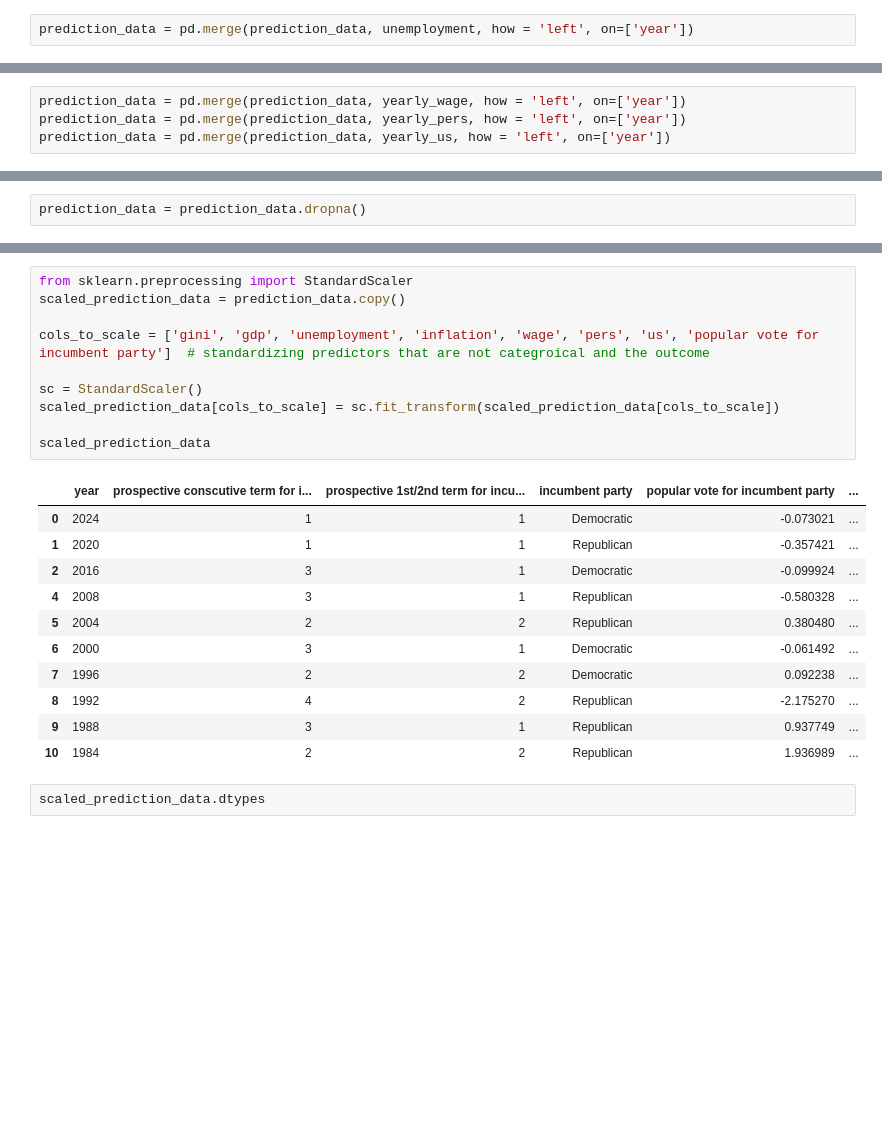
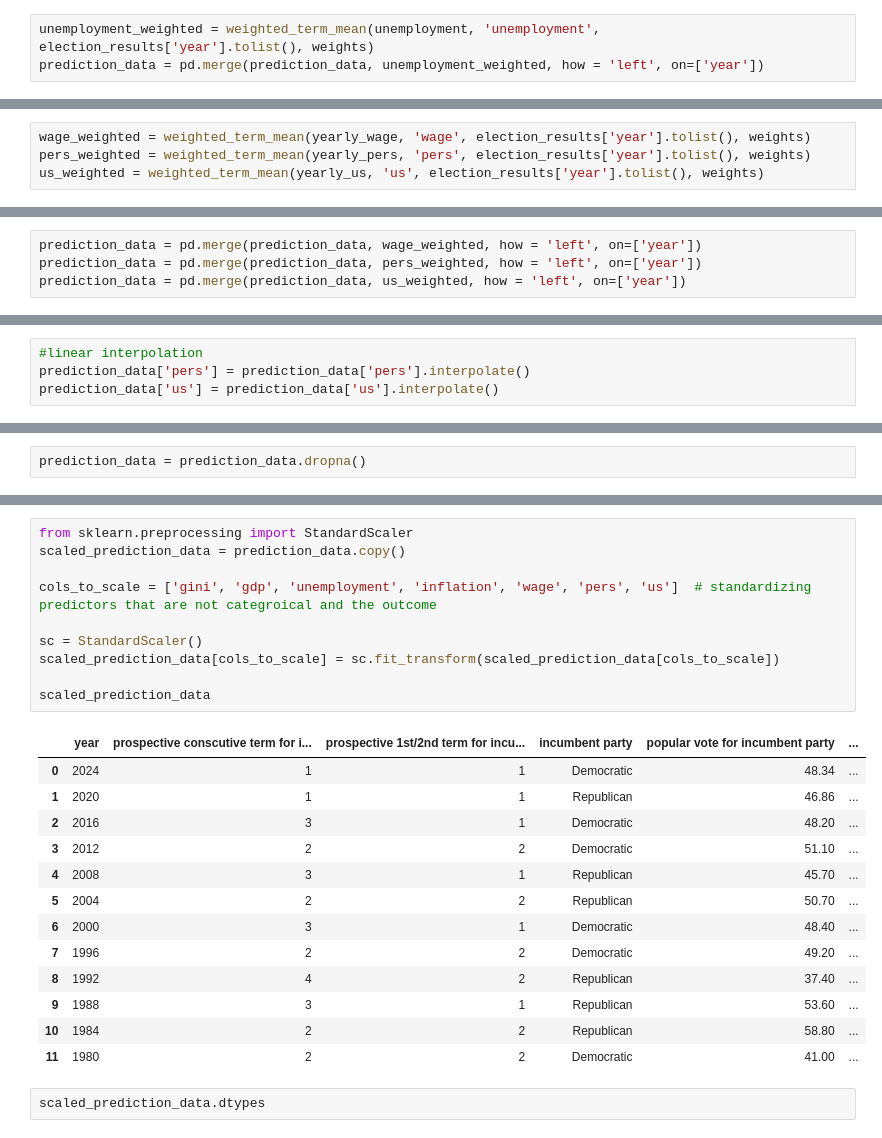
Before and after one commit to carlemilgrumnymann/data_science, a Jupyter notebook: minimum analysis.ipynb, the cells around one changed output, grey strips where cells are left out. Drawn from its saved outputs; the diff is of its cells as text; blank space fills up the shorter version.

Commit message:
did the merge, interpolation and evaluation now, basic piplien starting to come together - a bit chaotic notebook still

```diff
--- a/minimum analysis.ipynb
+++ b/minimum analysis.ipynb
@@ -159,3 +237,4 @@ prediction_data = pd.merge(prediction_data, gdp, how = 'left', on=['year'])
 # %%
-prediction_data = pd.merge(prediction_data, unemployment, how = 'left', on=['year'])
+unemployment_weighted = weighted_term_mean(unemployment, 'unemployment', election_results['year'].tolist(), weights)
+prediction_data = pd.merge(prediction_data, unemployment_weighted, how = 'left', on=['year'])
 # %%
@@ -166,0 +267,4 @@ yearly_us['year'] = yearly_us['year'].astype(int)
+# %%
+wage_weighted = weighted_term_mean(yearly_wage, 'wage', election_results['year'].tolist(), weights)
+pers_weighted = weighted_term_mean(yearly_pers, 'pers', election_results['year'].tolist(), weights)
+us_weighted = weighted_term_mean(yearly_us, 'us', election_results['year'].tolist(), weights)
@@ -167,4 +292,4 @@ yearly_us['year'] = yearly_us['year'].astype(int)
 # %%
-prediction_data = pd.merge(prediction_data, yearly_wage, how = 'left', on=['year'])
-prediction_data = pd.merge(prediction_data, yearly_pers, how = 'left', on=['year'])
-prediction_data = pd.merge(prediction_data, yearly_us, how = 'left', on=['year'])
+prediction_data = pd.merge(prediction_data, wage_weighted, how = 'left', on=['year'])
+prediction_data = pd.merge(prediction_data, pers_weighted, how = 'left', on=['year'])
+prediction_data = pd.merge(prediction_data, us_weighted, how = 'left', on=['year'])
@@ -170,0 +317,4 @@ prediction_data = pd.merge(prediction_data, yearly_us, how = 'left', on=['year']
+# %%
+#linear interpolation
+prediction_data['pers'] = prediction_data['pers'].interpolate()
+prediction_data['us'] = prediction_data['us'].interpolate()
@@ -187,25 +360,27 @@ prediction_data
 # %%
 from sklearn.preprocessing import StandardScaler
 scaled_prediction_data = prediction_data.copy()
 
-cols_to_scale = ['gini', 'gdp', 'unemployment', 'inflation', 'wage', 'pers', 'us', 'popular vote for incumbent party']  # standardizing predictors that are not categroical and the outcome
+cols_to_scale = ['gini', 'gdp', 'unemployment', 'inflation', 'wage', 'pers', 'us']  # standardizing predictors that are not categroical and the outcome
 
 sc = StandardScaler()
 scaled_prediction_data[cols_to_scale] = sc.fit_transform(scaled_prediction_data[cols_to_scale])
 
 scaled_prediction_data
 # %% [output]
 |  | year | prospective conscutive term for i... | prospective 1st/2nd term for incu... | incumbent party | popular vote for incumbent party | ... |
-| 0 | 2024 | 1 | 1 | Democratic | -0.073021 | ... |
-| 1 | 2020 | 1 | 1 | Republican | -0.357421 | ... |
-| 2 | 2016 | 3 | 1 | Democratic | -0.099924 | ... |
-| 4 | 2008 | 3 | 1 | Republican | -0.580328 | ... |
-| 5 | 2004 | 2 | 2 | Republican | 0.380480 | ... |
-| 6 | 2000 | 3 | 1 | Democratic | -0.061492 | ... |
-| 7 | 1996 | 2 | 2 | Democratic | 0.092238 | ... |
-| 8 | 1992 | 4 | 2 | Republican | -2.175270 | ... |
-| 9 | 1988 | 3 | 1 | Republican | 0.937749 | ... |
-| 10 | 1984 | 2 | 2 | Republican | 1.936989 | ... |
+| 0 | 2024 | 1 | 1 | Democratic | 48.34 | ... |
+| 1 | 2020 | 1 | 1 | Republican | 46.86 | ... |
+| 2 | 2016 | 3 | 1 | Democratic | 48.20 | ... |
+| 3 | 2012 | 2 | 2 | Democratic | 51.10 | ... |
+| 4 | 2008 | 3 | 1 | Republican | 45.70 | ... |
+| 5 | 2004 | 2 | 2 | Republican | 50.70 | ... |
+| 6 | 2000 | 3 | 1 | Democratic | 48.40 | ... |
+| 7 | 1996 | 2 | 2 | Democratic | 49.20 | ... |
+| 8 | 1992 | 4 | 2 | Republican | 37.40 | ... |
+| 9 | 1988 | 3 | 1 | Republican | 53.60 | ... |
+| 10 | 1984 | 2 | 2 | Republican | 58.80 | ... |
+| 11 | 1980 | 2 | 2 | Democratic | 41.00 | ... |
 # %%
 scaled_prediction_data.dtypes
 # %% [output]
```
Also changed, not shown: parts of 41 cells of this notebook.
